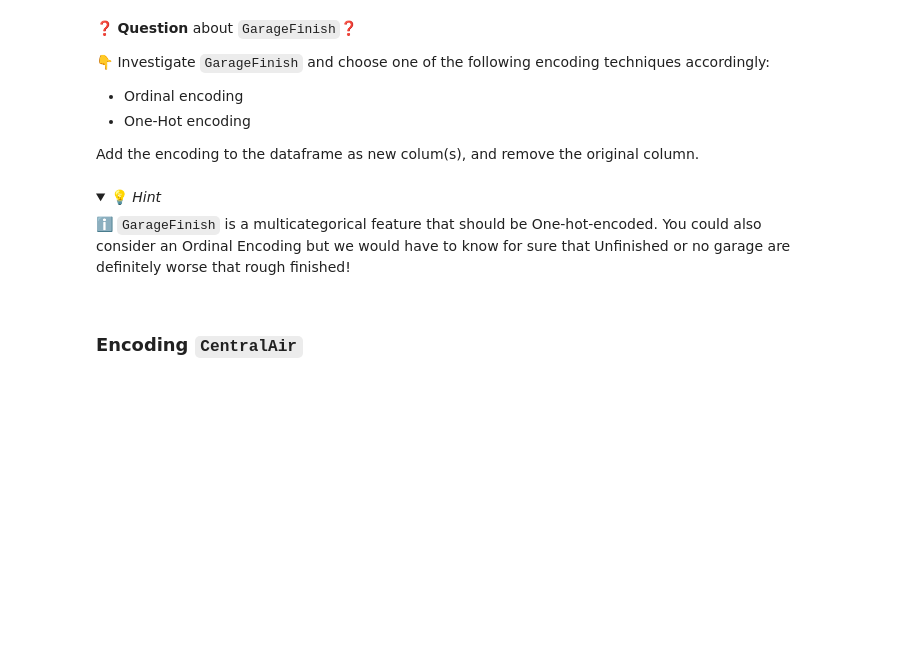
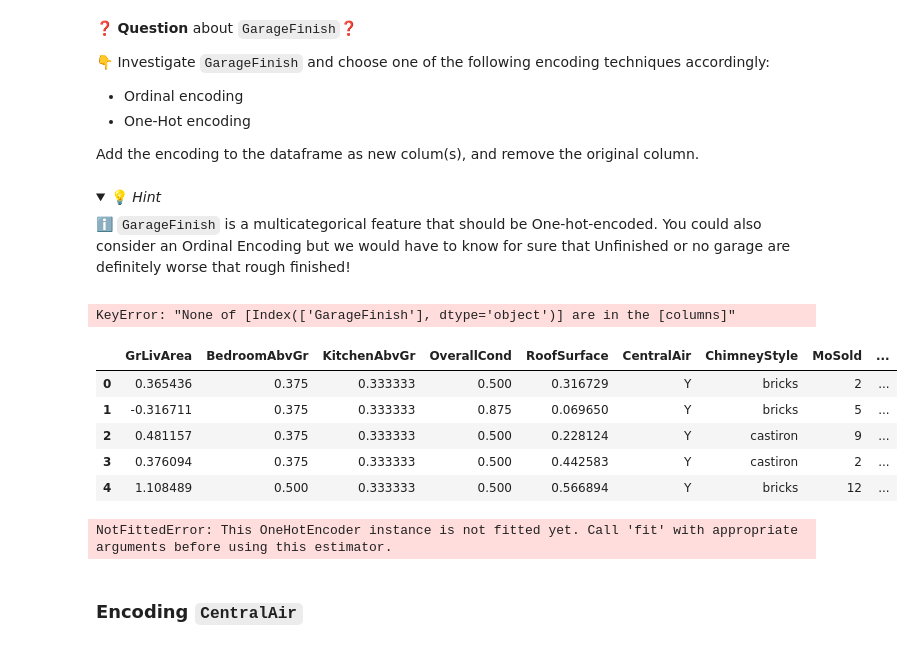
Before and after one commit to renzorico/data-preprocessing-workflow, a Jupyter notebook: Preprocessing-Workflow.ipynb, the cells around one changed output. Cells and saved outputs as stored; diff of their text form; code cells hidden in the pictures; folded sections open; blank space fills up the shorter version.

```diff
--- a/Preprocessing-Workflow.ipynb
+++ b/Preprocessing-Workflow.ipynb
@@ -405,4 +405,4 @@ data.describe()
 
 minmax_scaler = MinMaxScaler()
 
-data['BedroomAbvGr','OverallCond','KitchenAbvGr'] = minmax_scaler.fit_transform(data['BedroomAbvGr','OverallCond','KitchenAbvGr'])
+data[['BedroomAbvGr','OverallCond','KitchenAbvGr']] = minmax_scaler.fit_transform(data[['BedroomAbvGr','OverallCond','KitchenAbvGr']])
@@ -442,5 +474,24 @@ Add the encoding to the dataframe as new colum(s), and remove the original colum
+# %%
+# YOUR CODE HERE
+ohe = OneHotEncoder(sparse = False)
+ohe.fit(data[['GarageFinish']])
+data[ohe.get_feature_names_out()] = ohe.transform(data[['GarageFinish']])
+data.drop(columns = ["GarageFinish"], inplace = True)
+# %% [output]
+KeyError: "None of [Index(['GarageFinish'], dtype='object')] are in the [columns]"
+# %%
+data.head()
+# %% [output]
+|  | GrLivArea | BedroomAbvGr | KitchenAbvGr | OverallCond | RoofSurface | CentralAir | ChimneyStyle | MoSold | ... |
+| 0 | 0.365436 | 0.375 | 0.333333 | 0.500 | 0.316729 | Y | bricks | 2 | ... |
+| 1 | -0.316711 | 0.375 | 0.333333 | 0.875 | 0.069650 | Y | bricks | 5 | ... |
+| 2 | 0.481157 | 0.375 | 0.333333 | 0.500 | 0.228124 | Y | castiron | 9 | ... |
+| 3 | 0.376094 | 0.375 | 0.333333 | 0.500 | 0.442583 | Y | castiron | 2 | ... |
+| 4 | 1.108489 | 0.500 | 0.333333 | 0.500 | 0.566894 | Y | bricks | 12 | ... |
 # %%
-GarageFinish_ohe.get_feature_names_out()
+ohe.get_feature_names_out()
+# %% [output]
+NotFittedError: This OneHotEncoder instance is not fitted yet. Call 'fit' with appropriate arguments before using this estimator.
 # %% [markdown]
 ### Encoding  `CentralAir`
 # %% [markdown]
```
Also changed, not shown: parts of 4 cells of this notebook.
